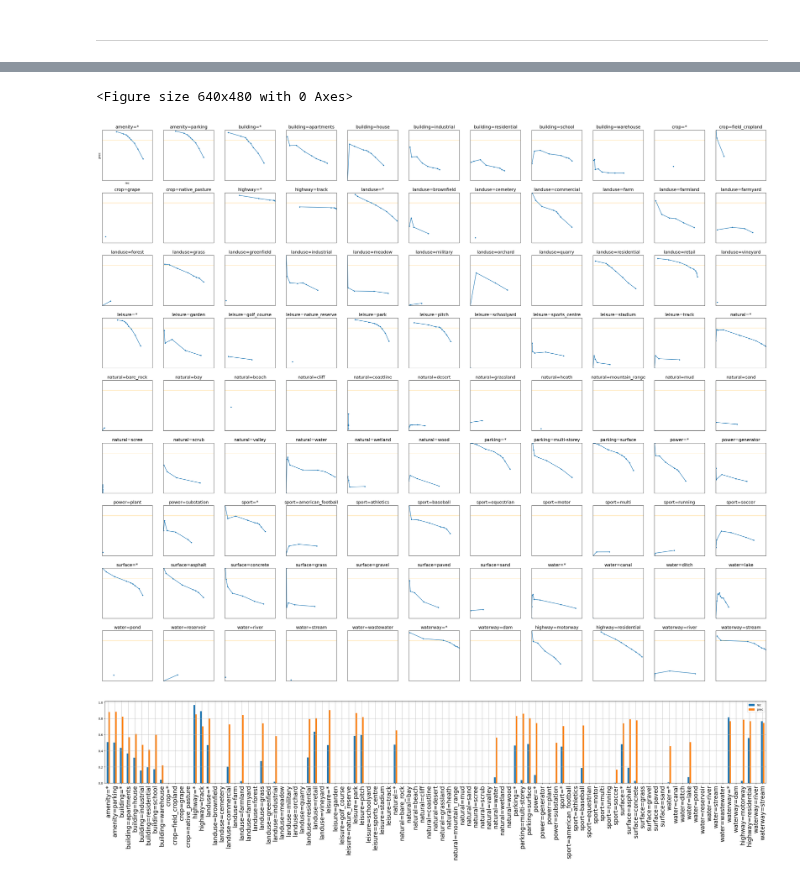
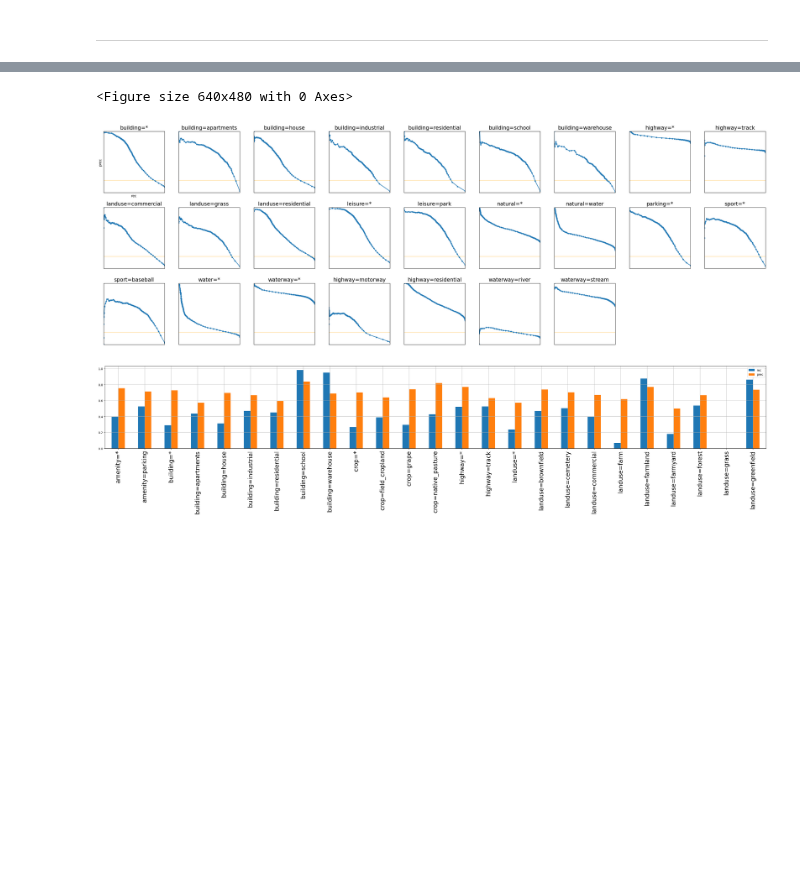
Before and after one commit to Clay-foundation/earth-text, a Jupyter notebook: notebooks/models/04 - multilabel classification.ipynb, the cells around one changed output, grey strips where cells are left out. Drawn from its saved outputs; the diff is of its cells as text; code cells hidden in the pictures; blank space fills up the shorter version.

```diff
--- a/notebooks/models/04 - multilabel classification.ipynb
+++ b/notebooks/models/04 - multilabel classification.ipynb
@@ -223,8 +315,3 @@ for i in range(len(np.array(r.tpr))):
-# %%
-classes_retain = [0, 1, 2, 3, 4, 5, 6, 7, 8, 13, 14, 15, 18, 20, 23, 25, 30, 31, 33, 37,
-                  38, 43, 58, 61, 63, 64, 68, 71, 77, 78, 87, 93, 95, 96, 98]
-
-# classes_retain = list(range(99))
 # %%
 for c in classes_retain:
     print(name_dict[c])
@@ -347,8 +435,8 @@ plt.grid(); plt.xlabel("steps"); plt.ylabel("loss");
 # %%
 targets = []
 predictions = []
-# dltrain = dl.train_dataloader()
-dltrain = dl.test_dataloader()
+dltrain = dl.train_dataloader()
+# dltrain = dl.test_dataloader()
 for batch in pbar(dltrain):
     x = batch['embedding']
     t = batch['multilabel'][:, classes_retain]
@@ -398,6 +486,6 @@ plt.xlabel("recall"); plt.ylabel("precision"); plt.xlim(0,1); plt.ylim(0,1);
 # %%
 R = []
-for thres in np.linspace(0.1, 1, 20):
+for thres in np.linspace(0, .99, 100):
     r = [metr(targets[:,c], predictions[:,c] >= thres) for c in range(targets.shape[-1])]
     r = pd.DataFrame(r)
     R.append(r)
@@ -411,6 +499,3 @@ R.shape
 # %%
 from earthtext.osm import multilabel
 name_dict = multilabel.kvmerged.inverse_codes
-# %%
-ax = pd.DataFrame(R[5], columns=['rec', 'prec']).plot(kind='barh', figsize=(3,10), grid=True);
-ax.set_yticklabels(labels=(name_dict[classes_retain[i]] for i in range(len(classes_retain))), rotation=0, fontsize=10);
@@ -428,24 +502,24 @@ ax.set_yticklabels(labels=(name_dict[classes_retain[i]] for i in range(len(class
 # %%
 fig = plt.figure();
-for ax, c in subplots(len(classes_retain), n_cols=len(classes_retain)//9, usizex=3, usizey=3):
-    ax.plot([0,1], [.8,.8], lw=.5, c='orange');
-    ax.set_title(name_dict[c], fontsize=15);
+for ax, c in subplots(len(classes_retain), n_cols=9, usizex=3, usizey=3):
+    ax.plot([0,1], [.2,.2], lw=.5, c='orange');
+    ax.set_title(name_dict[classes_retain[c]], fontsize=15);
     ax.set_xlim(0, 1); ax.set_ylim(0, 1);
     # if c != 0:
     ax.set_yticks([]); ax.set_xticks([]);
     ax.set_aspect('equal')
     if c == 0:
         ax.set_xlabel('rec', fontsize=10); ax.set_ylabel('prec', fontsize=10);
     ax.plot(*R[:, c, :].T, marker='o', ls='-', markersize=3);
     # for i, thres in enumerate(np.linspace(0.1, 1, 10)):
     #     if None not in R[i, c, :] and np.isfinite(list(R[i, c, :])).all():
     #         ax.text(*R[i, c, :], f"{thres:.1f}", fontsize=10)
 plt.tight_layout();
 # %% [output]
 <Figure size 640x480 with 0 Axes>
-[figure, old version]
+[figure, new version]
 # %%
-ax = pd.DataFrame(R[5], columns=['rec', 'prec']).plot(kind='bar', figsize=(40,5), grid=True);
+ax = pd.DataFrame(R[50], columns=['rec', 'prec']).plot(kind='bar', figsize=(40,5), grid=True);
 ax.set_xticklabels(labels=(name_dict[i] for i in range(len(classes_retain))), rotation=90, fontsize=20);
 # %% [output]
-[figure, old version]
+[figure, new version]
```
Also changed, not shown: parts of 58 cells of this notebook.
